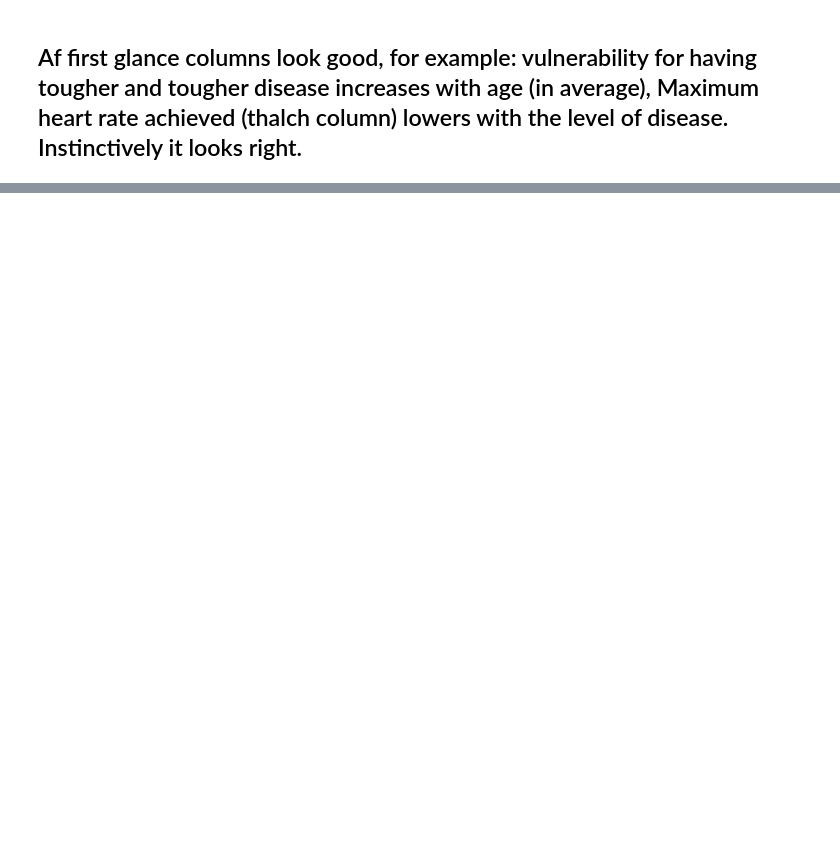
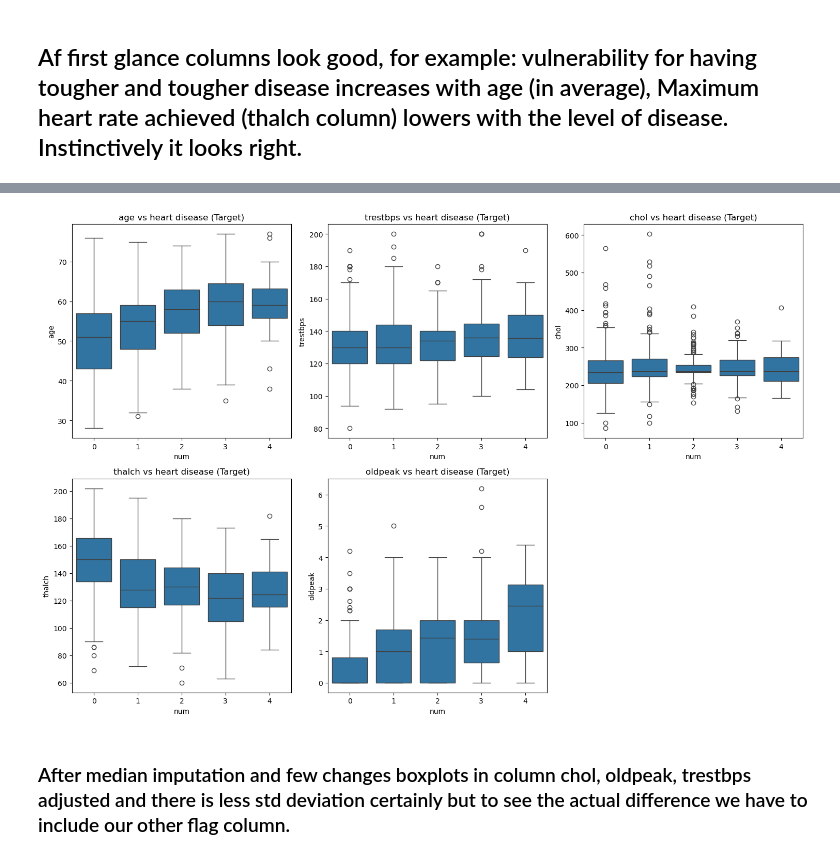
Before and after one commit to MichalPytlarz/ML-ISLP, a Jupyter notebook: Main_Project/cleaning_dataset.ipynb, the cells around one changed output, grey strips where cells are left out. Saved outputs shown, nothing was run; the diff lists cells and outputs as text; code cells hidden in the pictures; blank space fills up the shorter version.

```diff
--- a/Main_Project/cleaning_dataset.ipynb
+++ b/Main_Project/cleaning_dataset.ipynb
@@ -471,2 +475,29 @@ plt.show()
+# %%
+chol_median = data[data['chol'] > 0]['chol'].median()
+data['chol'] = data['chol'].replace(0, chol_median)
+
+trestbps_median = data[data['trestbps'] > 0]['trestbps'].median()
+data['trestbps'] = data['trestbps'].replace(0, trestbps_median)
+
+data['oldpeak'] = data['oldpeak'].apply(lambda x: x if x >= 0 else 0)
+
+binary_cols = ['is_symptomatic', 'is_anginal', 'is_typical']
+for col in binary_cols:
+    if col in data.columns:
+        data[col] = data[col].fillna(0).astype(int)
+# %%
+num_cols = ['age', 'trestbps', 'chol', 'thalch', 'oldpeak']
+plt.figure(figsize=(15, 10))
+for i, col in enumerate(num_cols, 1):
+    plt.subplot(2, 3, i)
+    sns.boxplot(x='num', y=col, data=data)
+    plt.title(f'{col} vs heart disease (Target)')
+
+plt.tight_layout()
+plt.show()
+# %% [output]
+[figure, added]
+# %% [markdown]
+### After median imputation and few changes boxplots in column chol, oldpeak, trestbps adjusted and there is less std deviation certainly but to see the actual difference we have to include our other flag column.
 # %%
 data.to_csv("dataset.csv", index=False)
```
Also changed, not shown: parts of 7 cells of this notebook, 3 other files.
